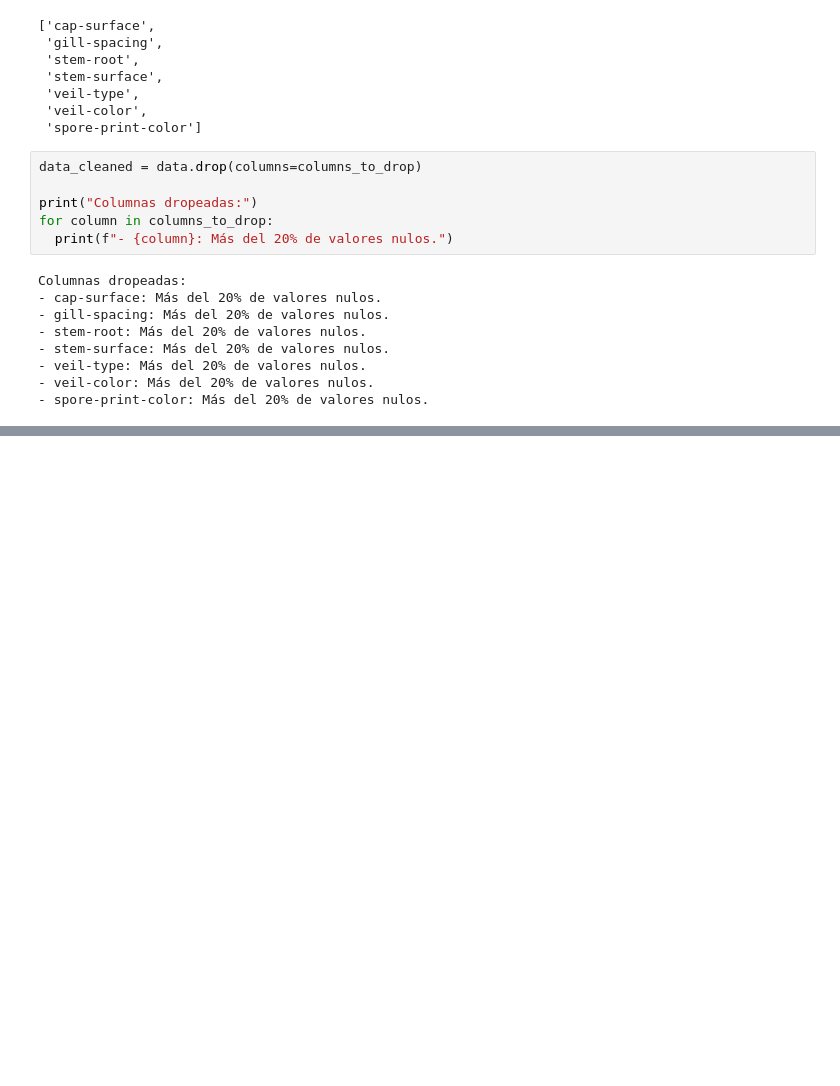
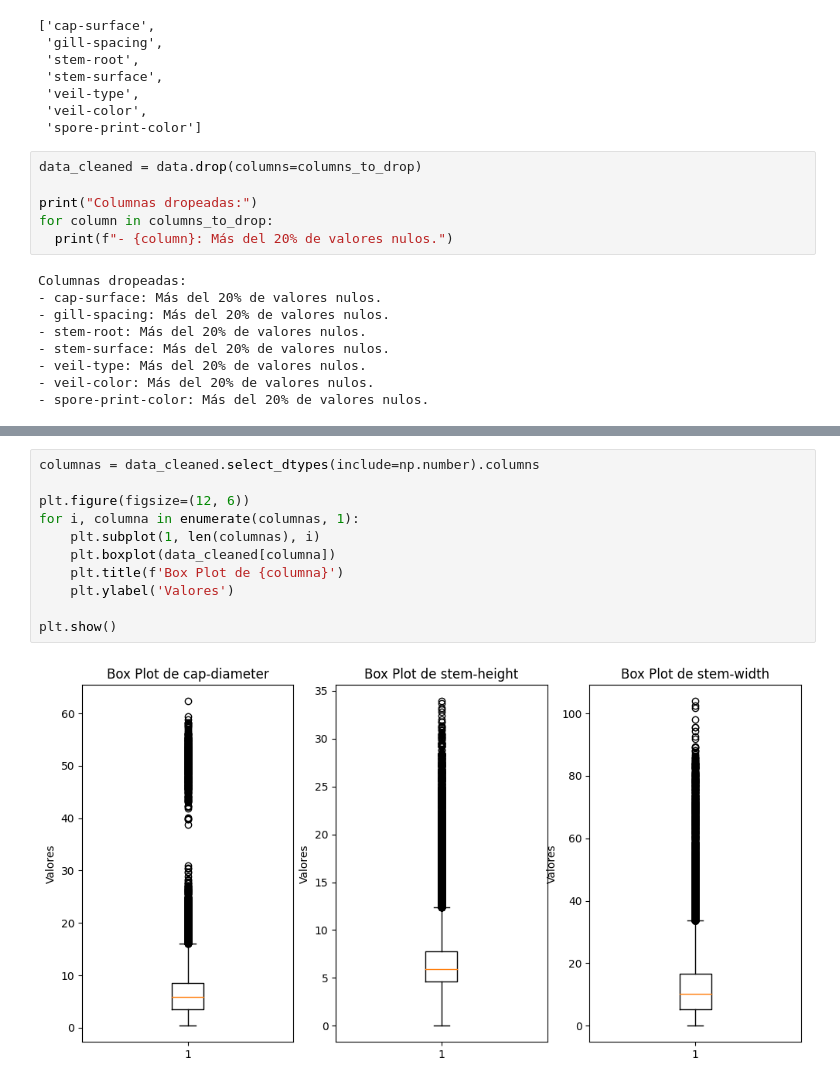
Before and after one commit to jorgechb/MLOps_Team14, a Jupyter notebook: proyecto_MLOps.ipynb, the cells around one changed output, grey strips where cells are left out. Drawn from its saved outputs; the diff is of its cells as text; blank space fills up the shorter version.

```diff
--- a/proyecto_MLOps.ipynb
+++ b/proyecto_MLOps.ipynb
@@ -147,0 +227,13 @@ Columnas dropeadas:
+# %%
+columnas = data_cleaned.select_dtypes(include=np.number).columns
+
+plt.figure(figsize=(12, 6))
+for i, columna in enumerate(columnas, 1):
+    plt.subplot(1, len(columnas), i)
+    plt.boxplot(data_cleaned[columna])
+    plt.title(f'Box Plot de {columna}')
+    plt.ylabel('Valores')
+
+plt.show()
+# %% [output]
+[figure, added]
```
Also changed, not shown: parts of 38 cells of this notebook.
